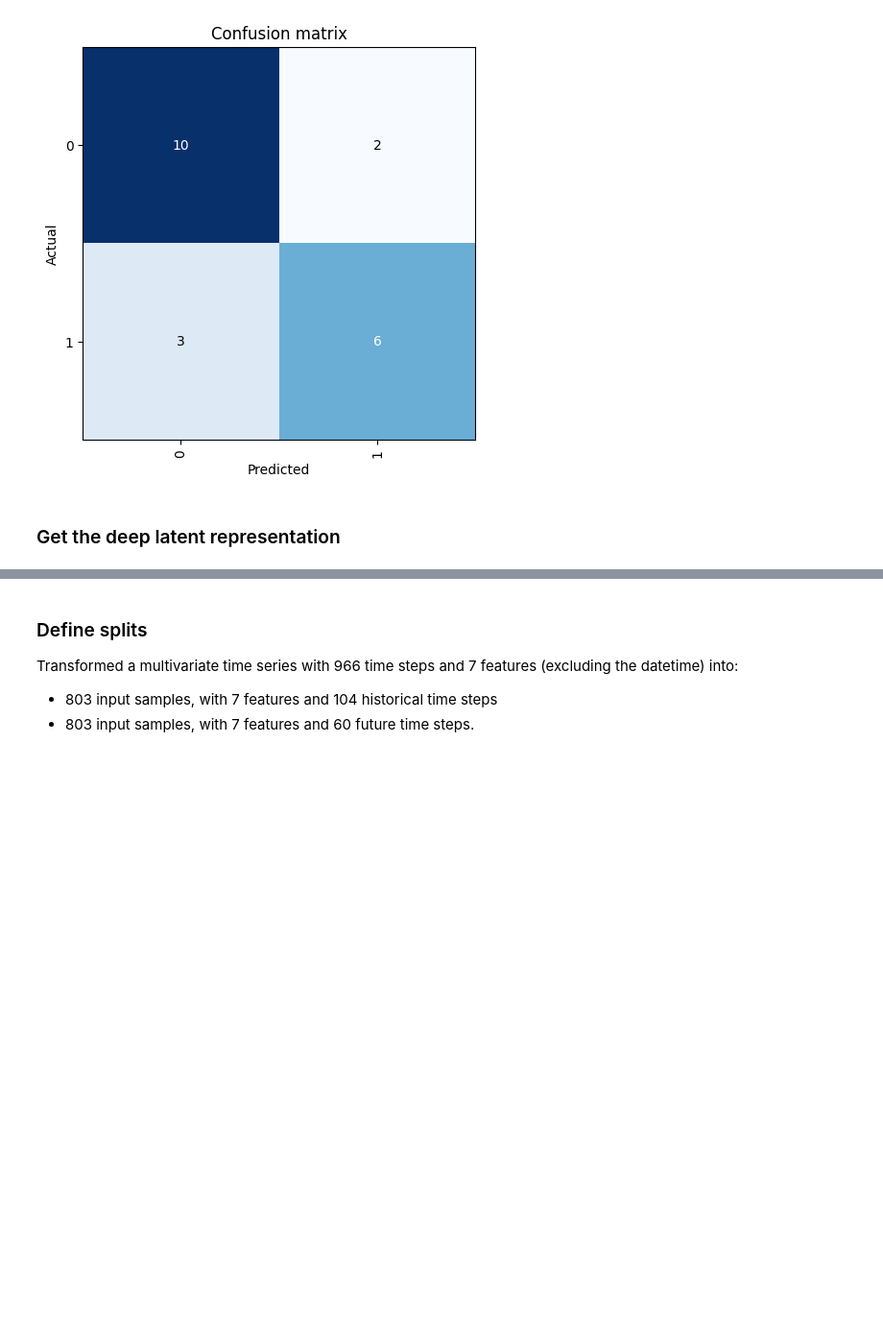
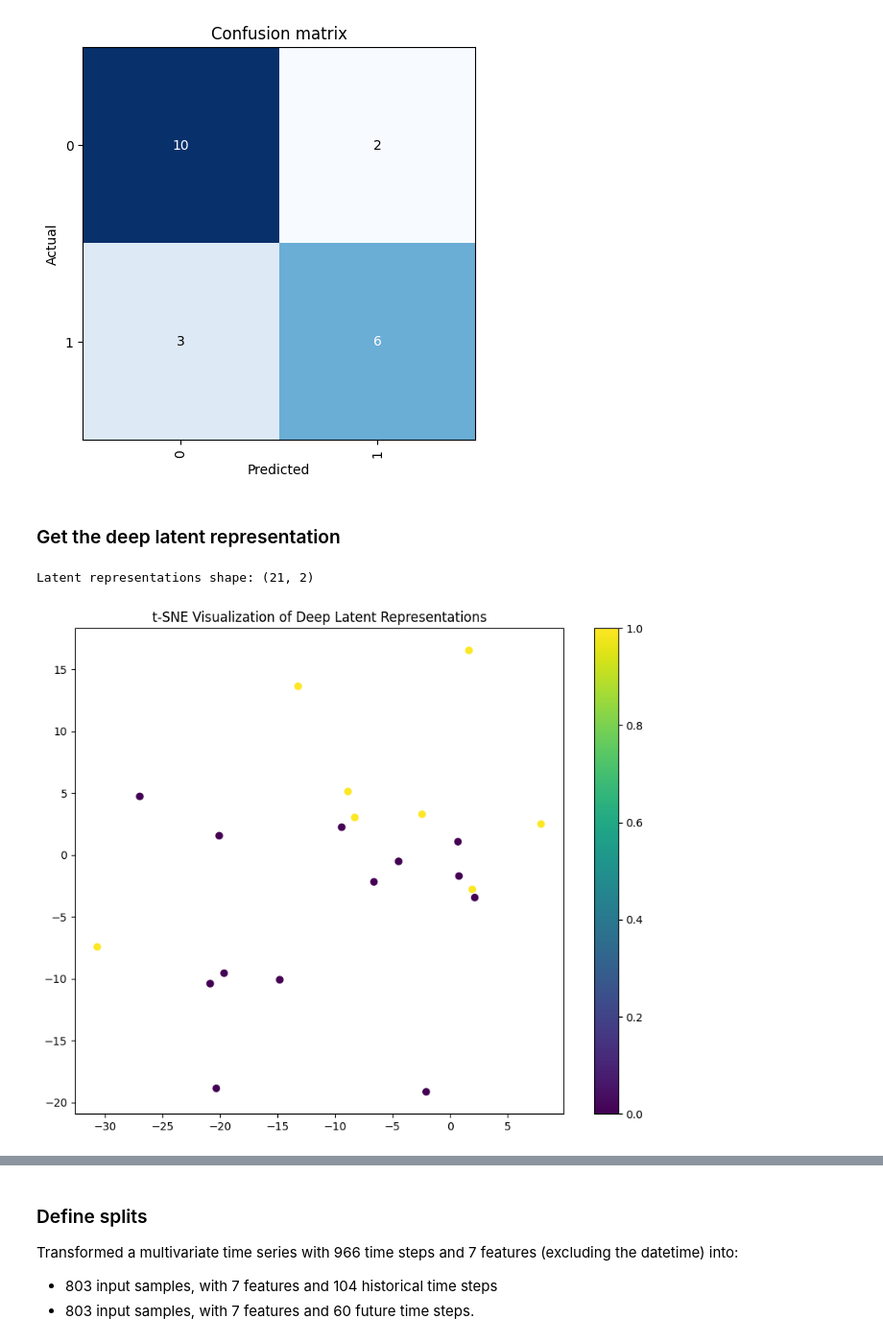
Before and after one commit to jagh/patientomics, a Jupyter notebook: notebooks/tsai_model_development.ipynb, the cells around one changed output, grey strips where cells are left out. Shown at 96% size. Cells and saved outputs as stored; diff of their text form; code cells hidden in the pictures; blank space fills up the shorter version.

Commit message:
Adding t-SNE visualization of deep latent representations for training set

```diff
--- a/notebooks/tsai_model_development.ipynb
+++ b/notebooks/tsai_model_development.ipynb
@@ -253,3 +253,66 @@ interp.plot_confusion_matrix()
 [figure]
 # %% [markdown]
 ### Get the deep latent representation
+# %%
+from tsai.all import *
+from sklearn.manifold import TSNE
+import matplotlib.pyplot as plt
+import numpy as np
+
+
+# Load the saved model weights (if available)
+try:
+    learn = load_learner_all(path='export', dls_fname='dls', model_fname='model', learner_fname='learner')
+except FileNotFoundError:
+    raise FileNotFoundError("Could not load the learner. Make sure the export files are in the correct path.")
+
+dls = learn.dls
+valid_dl = dls.valid
+
+
+# Define a function to get deep latent representations
+def get_deep_latent_representation(learner, dataloader):
+    learner.model.eval()
+    latent_representations = []
+
+    with torch.no_grad():
+        for xb, _ in dataloader:
+            # Extract the deep latent representation from the model
+            model_output = learn.model(xb)
+
+            # Handle different model output structures
+            if isinstance(model_output, (list, tuple)) and len(model_output) > 0:
+                # latent_representation = model_output[0]  # Access the latent representation part of the model output
+                latent_representation = model_output[-1]  # Access the latent representation part of the model output
+            else:
+                latent_representation = model_output
+
+            latent_representations.append(latent_representation.cpu().numpy())
+
+    return np.vstack(latent_representations)
+
+# Get the deep latent representation for the validation set
+latent_representations = get_deep_latent_representation(learn, dls.valid)
+# print("Latent representations:", latent_representations)
+print("Latent representations shape:", latent_representations.shape)
+
+# Apply t-SNE for visualization with a lower perplexity value
+tsne = TSNE(n_components=2, perplexity=5, n_iter=250)
+try:
+    latent_representations_2d = tsne.fit_transform(latent_representations)
+except ValueError as e:
+    raise ValueError(f"Error in t-SNE computation: {e}")
+
+
+# Get the labels for each sample
+labels = valid_preds
+
+# Visualize the latent representations with colors
+plt.figure(figsize=(10, 8))
+plt.scatter(latent_representations_2d[:, 0], latent_representations_2d[:, 1], c=labels, cmap='viridis')
+plt.title("t-SNE Visualization of Deep Latent Representations")
+plt.colorbar()
+plt.show()
+# %% [output]
+Latent representations shape: (21, 2)
+[figure, added]
```
Also changed, not shown: parts of 9 cells of this notebook.
